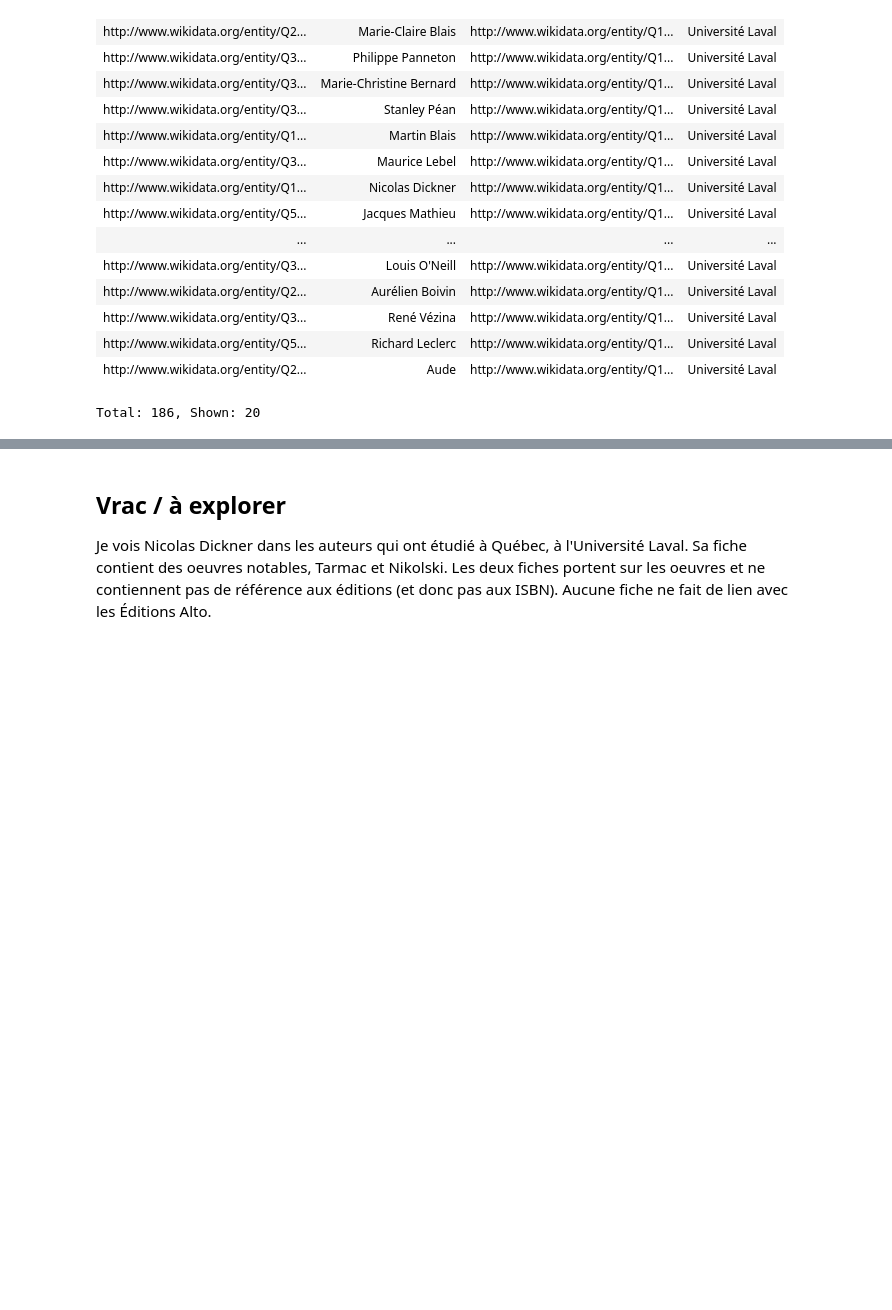
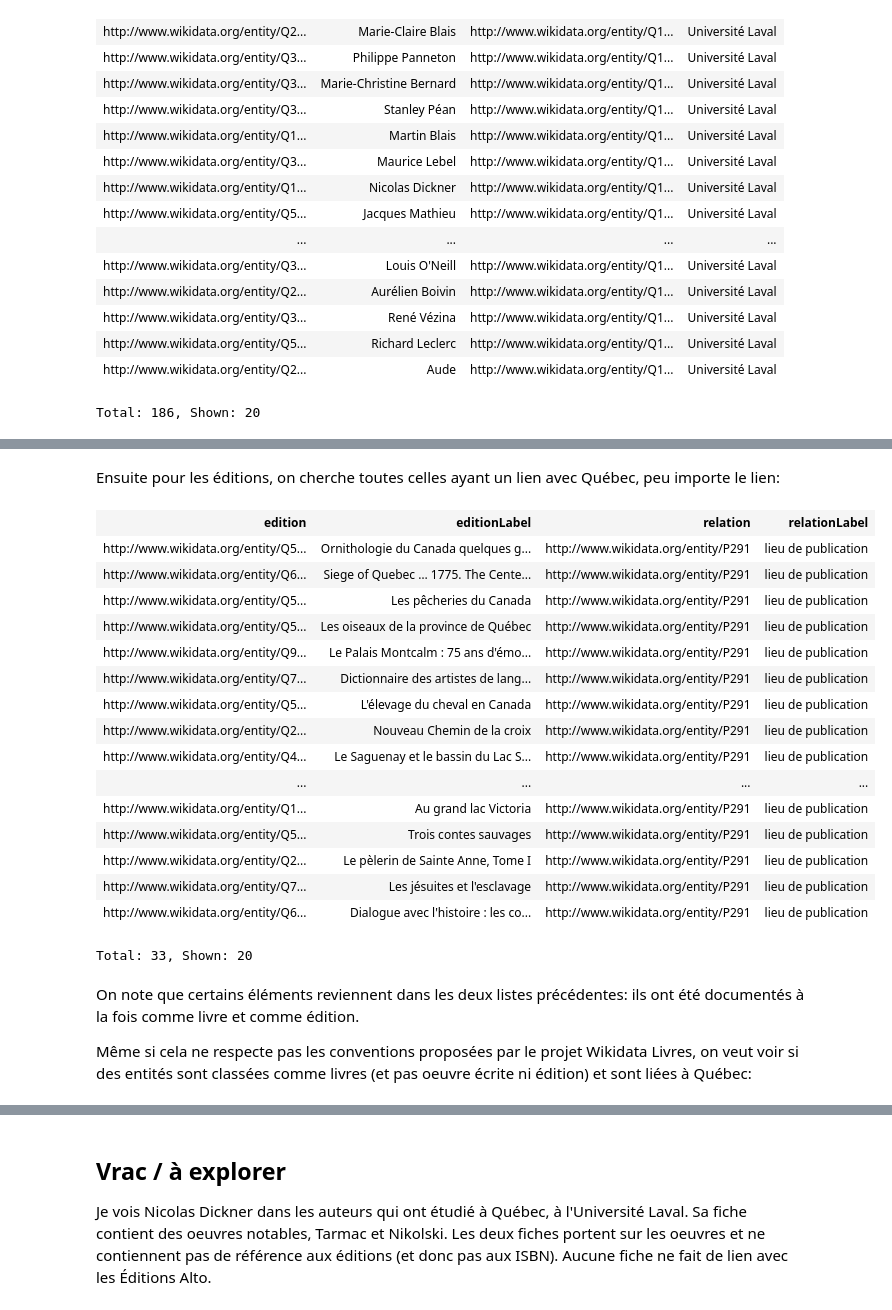
Before and after one commit to Projet-TAMIS/explo_wikidata, a Jupyter notebook: Wikidata et Québec.ipynb, the cells around one changed output, grey strips where cells are left out. Cells and saved outputs as stored; diff of their text form; code cells hidden in the pictures; blank space fills up the shorter version.

```diff
--- a/Wikidata et Québec.ipynb
+++ b/Wikidata et Québec.ipynb
@@ -303,0 +372,33 @@ Total: 186, Shown: 20
+# %% [markdown]
+Ensuite pour les éditions, on cherche toutes celles ayant un lien avec Québec, peu importe le lien:
+# %%
+SELECT distinct ?edition ?editionLabel ?relation ?relationLabel
+WHERE
+{
+    ?edition (wdt:P31/wdt:P279*) wd:Q3331189 .
+    ?edition ?rel wd:Q2145 .
+    SERVICE wikibase:label { bd:serviceParam wikibase:language "[AUTO_LANGUAGE],fr,en". }
+    ?relation wikibase:directClaim ?rel .
+}
+# %% [output]
+| edition | editionLabel | relation | relationLabel |
+| http://www.wikidata.org/entity/Q5... | Ornithologie du Canada quelques g... | http://www.wikidata.org/entity/P291 | lieu de publication |
+| http://www.wikidata.org/entity/Q6... | Siege of Quebec … 1775. The Cente... | http://www.wikidata.org/entity/P291 | lieu de publication |
+| http://www.wikidata.org/entity/Q5... | Les pêcheries du Canada | http://www.wikidata.org/entity/P291 | lieu de publication |
+| http://www.wikidata.org/entity/Q5... | Les oiseaux de la province de Québec | http://www.wikidata.org/entity/P291 | lieu de publication |
+| http://www.wikidata.org/entity/Q9... | Le Palais Montcalm : 75 ans d'émo... | http://www.wikidata.org/entity/P291 | lieu de publication |
+| http://www.wikidata.org/entity/Q7... | Dictionnaire des artistes de lang... | http://www.wikidata.org/entity/P291 | lieu de publication |
+| http://www.wikidata.org/entity/Q5... | L'élevage du cheval en Canada | http://www.wikidata.org/entity/P291 | lieu de publication |
+| http://www.wikidata.org/entity/Q2... | Nouveau Chemin de la croix | http://www.wikidata.org/entity/P291 | lieu de publication |
+| http://www.wikidata.org/entity/Q4... | Le Saguenay et le bassin du Lac S... | http://www.wikidata.org/entity/P291 | lieu de publication |
+| ... | ... | ... | ... |
+| http://www.wikidata.org/entity/Q1... | Au grand lac Victoria | http://www.wikidata.org/entity/P291 | lieu de publication |
+| http://www.wikidata.org/entity/Q5... | Trois contes sauvages | http://www.wikidata.org/entity/P291 | lieu de publication |
+| http://www.wikidata.org/entity/Q2... | Le pèlerin de Sainte Anne, Tome I | http://www.wikidata.org/entity/P291 | lieu de publication |
+| http://www.wikidata.org/entity/Q7... | Les jésuites et l'esclavage | http://www.wikidata.org/entity/P291 | lieu de publication |
+| http://www.wikidata.org/entity/Q6... | Dialogue avec l'histoire : les co... | http://www.wikidata.org/entity/P291 | lieu de publication |
+Total: 33, Shown: 20
+# %% [markdown]
+On note que certains éléments reviennent dans les deux listes précédentes: ils ont été documentés à la fois comme livre et comme édition.
+
+Même si cela ne respecte pas les conventions proposées par le projet Wikidata Livres, on veut voir si des entités sont classées comme livres (et pas oeuvre écrite ni édition) et sont liées à Québec:
```
Also changed, not shown: parts of 31 cells of this notebook.
